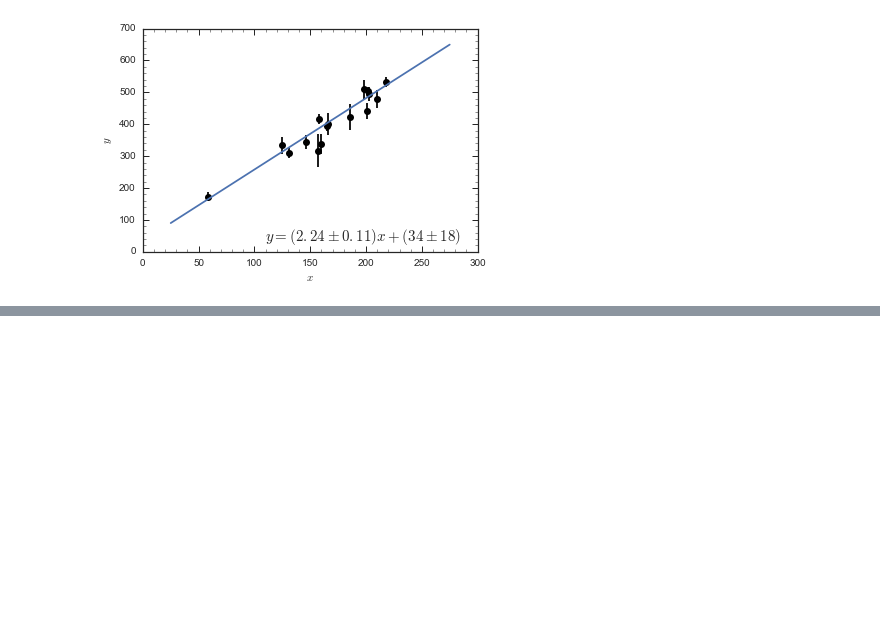
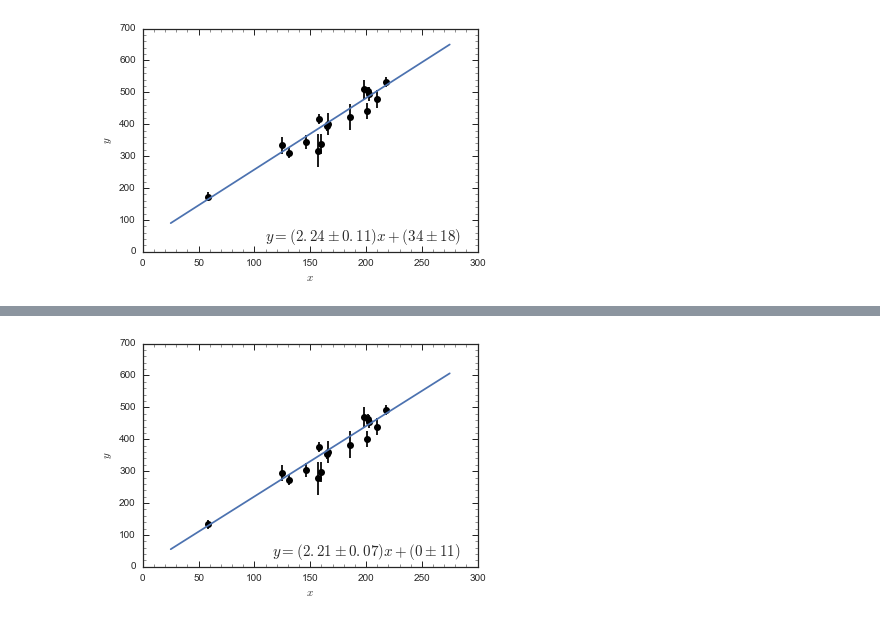
Before and after one commit to jobovy/misc-notebooks, a Jupyter notebook: inference/LinearUncertaintiesFromDataSampling.ipynb, the cells around one changed output, grey strips where cells are left out. Saved outputs shown, nothing was run; the diff lists cells and outputs as text; code cells hidden in the pictures; blank space fills up the shorter version.

```diff
--- a/inference/LinearUncertaintiesFromDataSampling.ipynb
+++ b/inference/LinearUncertaintiesFromDataSampling.ipynb
@@ -131,0 +158,37 @@ The two agree!
+# %%
+def nnls(y,x,yerr):
+    # Generate Y and X arrays
+    A= numpy.vander(x,N=2)
+    Cinv= numpy.diag(1./yerr**2.)
+    Y= numpy.dot(A.T,numpy.dot(Cinv,y))
+    A= numpy.dot(A.T,numpy.dot(Cinv,A))
+    return (optimize.nnls(A,Y)[0],numpy.linalg.inv(A))
+# %%
+yoffset= -40.
+X, Xcov= nnls(data[4:,2]+yoffset,data[4:,1],data[4:,3])
+xxs= numpy.linspace(25.,275.,1001)
+bovy_plot.bovy_plot(data[4:,1],data[4:,2]+yoffset,'ko',
+                   xlabel=r'$x$',ylabel=r'$y$',
+                   xrange=[0.,300.],
+                   yrange=[0.,700.])
+errorbar(data[4:,1],data[4:,2]+yoffset,yerr=data[4:,3],marker='None',ls='none',
+        color='k')
+plot(xxs,numpy.dot(numpy.vander(xxs,N=2),X))
+Xs= []
+nsamp= 100000
+L= scipy.linalg.cho_factor(Xcov,lower=True)[0]
+L[0,1]= 0.
+ii= 0
+while ii < nsamp:
+    tX= numpy.dot(L,numpy.random.normal(size=2))+X
+    if numpy.all(tX > 0.):
+        Xs.append(tX)
+        ii+= 1
+Xs= numpy.array(Xs)
+bovy_plot.bovy_text(r'$y = (%.2f\pm%.2f) x + (%.0f\pm%.0f)$' % (X[0],
+                                                                numpy.std(Xs,axis=0)[0],
+                                                                X[1],
+                                                                numpy.std(Xs,axis=0)[1]),
+                    bottom_right=True,size=15.)
+# %% [output]
+[figure, added]
```
Also changed, not shown: parts of 11 cells of this notebook.
